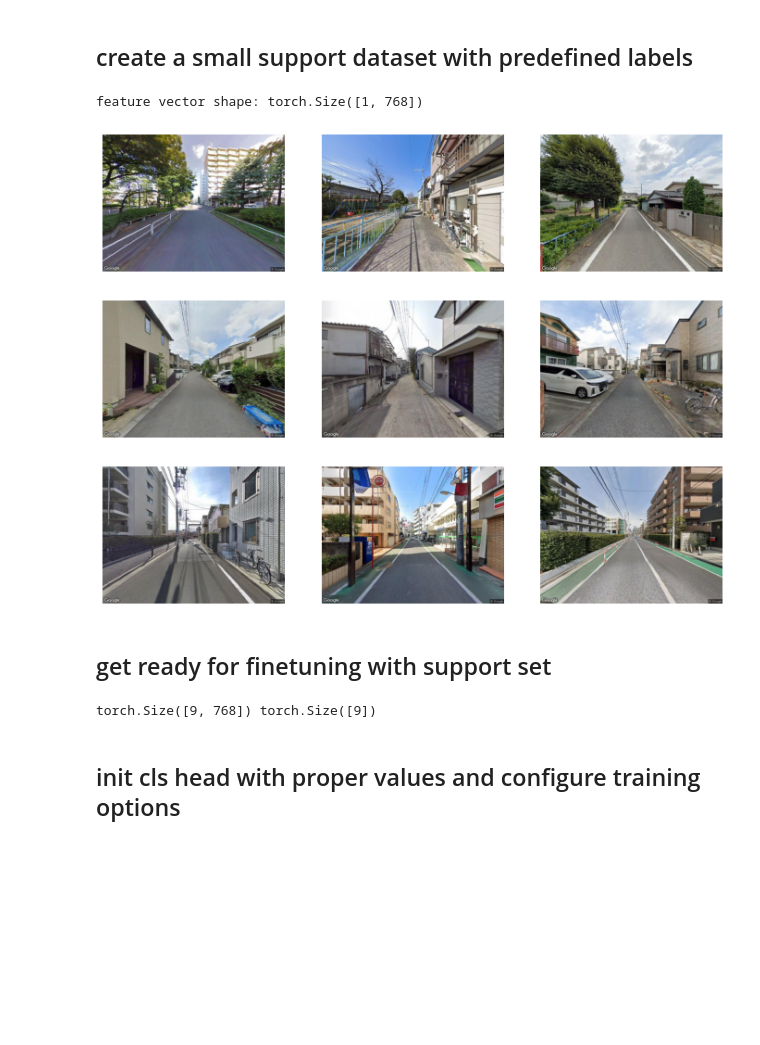
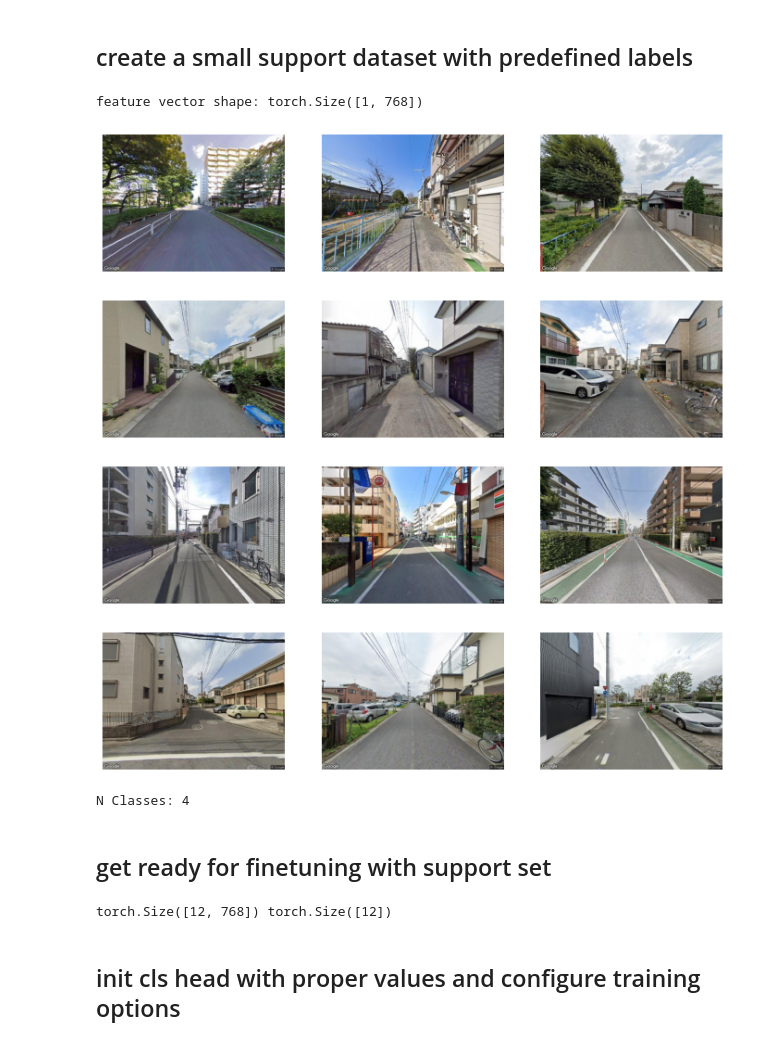
Before and after one commit to LimboWK/vit_pretrained_pytorch, a Jupyter notebook: analysis/vit_example.ipynb, the cells around one changed output. Saved outputs shown, nothing was run; the diff lists cells and outputs as text; code cells hidden in the pictures; blank space fills up the shorter version.

```diff
--- a/analysis/vit_example.ipynb
+++ b/analysis/vit_example.ipynb
@@ -63,7 +65,10 @@ data_root = "../imgs"
 public_set = ["zLW_BVRbb_Vi7qiI1bqvsw.jpg", "_dtiPwWJp7hGyjVzRvn-fQ.jpg", "0eiRArv0qPHxXulFxPCvcg.jpg"]
 one_set = ["_V3fRyr4aQWC0cboxU00nQ.jpg", "1HDDK4WHB3ZSHFfI1eyxqg.jpg", "6e9BZHBr7hHw6ukme2Tsfg.jpg"]
 center_set = ["1UbKSUbcZ1WWtXqTBktP9w.jpg", "2imsDO2BncseuhMbCYe6Ag.jpg", "2ZzmVyV9HsqIDgfa5lS1eA.jpg"]
-ground_truth = {0:"public", 1:"one housing", 2:"centerized housing"}
+parking_set = ["B51xrhfEyaVA6vKQ8VjqZA.jpg", "B5EqDOgu4bpu37ilijjRYQ.jpg", "bFXPZ0zz-RbysCcWDfnpQQ.jpg"]
+
+ground_truth = {0:"public greenary", 1:"one housing", 2:"centerized housing", 3:"parking lot"}
+dataset_lst = [public_set, one_set, center_set, parking_set]
 # %%
 # define transforms
 tsfm = transforms.Compose([transforms.Resize(model.image_size),
@@ -75,35 +80,36 @@ tsfm = transforms.Compose([transforms.Resize(model.image_size),
 model.eval() # set model to evaluate mode --> stop tracking gradients
 representations = []
 showsize = 128, 128
-for dataset in [public_set, one_set, center_set]:
+for dataset in dataset_lst:
     # for each type of the data, calculate the features mean first
     feature_vector = torch.tensor([0]*768, dtype=torch.float).to(device) # 768 dim
     fig = plt.figure(figsize=(12, 12))
     for i, shot in enumerate(dataset):
         img_path = os.path.join(data_root, shot)
         img = Image.open(img_path)
         a=fig.add_subplot(1,nshots,i+1)
         plt.imshow(img)
         plt.axis('off')
         # Preprocess image
         img = tsfm(img).unsqueeze(0)
         with torch.no_grad():
             outputs = model(img.to(device), logits=True).squeeze(0)
         # print(outputs.shape)
         feature_vector += outputs
     # print(feature_vector[0])
     feature_mean = 1/3 * feature_vector
     feature_mean_norm = F.normalize(feature_mean, dim=0)
     representations.append(feature_mean_norm.unsqueeze(0))
 
     # print(feature_mean_norm.shape)
     # print(feature_vector[0], feature_mean[0], feature_mean_norm[0])
 print("feature vector shape:", representations[0].shape)
 # %% [output]
 feature vector shape: torch.Size([1, 768])
 [figure]
 [figure]
 [figure]
+[figure, added]
 # %%
 # the representation_set is [public, one, center]
 # now use the same model to extract the feature vector for new data.
@@ -121,30 +127,28 @@ def extract_feature_vector(img_path, show=False):
     return F.normalize(outputs, dim=0)
 # %%
 # test with an example img
-pmatrix = torch.empty(3, 768)
+nclasses = len(representations)
+print("N Classes:", nclasses)
+pmatrix = torch.empty(nclasses, 768)
 pmatrix = torch.cat(representations, dim=0)
+# %% [output]
+N Classes: 4
 # %% [markdown]
 ## get ready for finetuning with support set
 # %%
 # define finetune data --> support set
 X = []
 y = []
-for fn in public_set:
-    img_path = os.path.join(data_root, fn)
-    X.append(extract_feature_vector(img_path).unsqueeze(0))
-    y.append(0)
-for fn in one_set:
-    img_path = os.path.join(data_root, fn)
-    X.append(extract_feature_vector(img_path).unsqueeze(0))
-    y.append(1)
-for fn in center_set:
-    img_path = os.path.join(data_root, fn)
-    X.append(extract_feature_vector(img_path).unsqueeze(0))
-    y.append(2)
+for i, dataset in enumerate(dataset_lst):
+    for fn in dataset:
+        img_path = os.path.join(data_root, fn)
+        X.append(extract_feature_vector(img_path).unsqueeze(0))
+        y.append(i)
+
 X = torch.cat(X, dim=0).to(device)
 y = torch.tensor(y, dtype=torch.long).to(device)
 print(X.shape, y.shape)
 # %% [output]
-torch.Size([9, 768]) torch.Size([9])
+torch.Size([12, 768]) torch.Size([12])
 # %% [markdown]
 ## init cls head with proper values and configure training options
```
Also changed, not shown: parts of 24 cells of this notebook.
